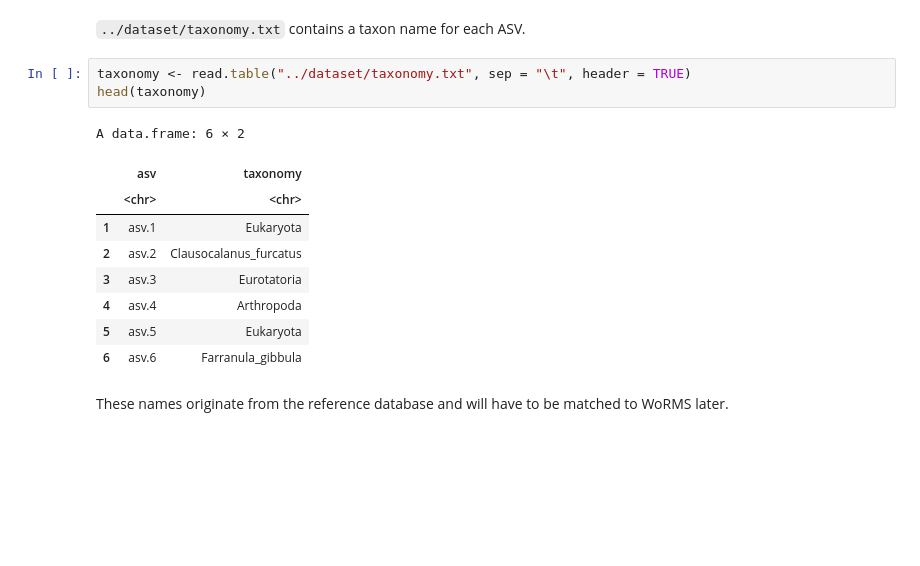
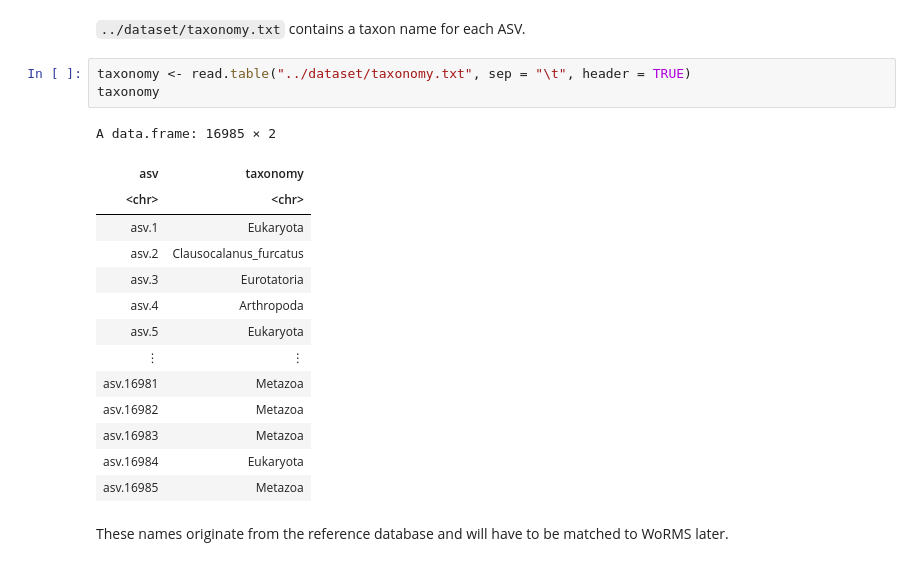
Before and after one commit to iobis/sg-12-dataset, a Jupyter notebook: scripts/pieter.ipynb, the cells around one changed output. Drawn from its saved outputs; the diff is of its cells as text; blank space fills up the shorter version.

```diff
--- a/scripts/pieter.ipynb
+++ b/scripts/pieter.ipynb
@@ -65,17 +73,22 @@ A data.frame: 6 × 3
 `../dataset/taxonomy.txt` contains a taxon name for each ASV.
 # %%
 taxonomy <- read.table("../dataset/taxonomy.txt", sep = "\t", header = TRUE)
-head(taxonomy)
+taxonomy
 # %% [output]
-A data.frame: 6 × 2
+A data.frame: 16985 × 2
-|  | asv | taxonomy |
-|  | <chr> | <chr> |
-| 1 | asv.1 | Eukaryota |
-| 2 | asv.2 | Clausocalanus_furcatus |
-| 3 | asv.3 | Eurotatoria |
-| 4 | asv.4 | Arthropoda |
-| 5 | asv.5 | Eukaryota |
-| 6 | asv.6 | Farranula_gibbula |
+| asv | taxonomy |
+| <chr> | <chr> |
+| asv.1 | Eukaryota |
+| asv.2 | Clausocalanus_furcatus |
+| asv.3 | Eurotatoria |
+| asv.4 | Arthropoda |
+| asv.5 | Eukaryota |
+| ⋮ | ⋮ |
+| asv.16981 | Metazoa |
+| asv.16982 | Metazoa |
+| asv.16983 | Metazoa |
+| asv.16984 | Eukaryota |
+| asv.16985 | Metazoa |
 # %% [markdown]
 These names originate from the reference database and will have to be matched to WoRMS later.
 # %% [markdown]
```
Also changed, not shown: parts of 15 cells of this notebook, 1 other file.
